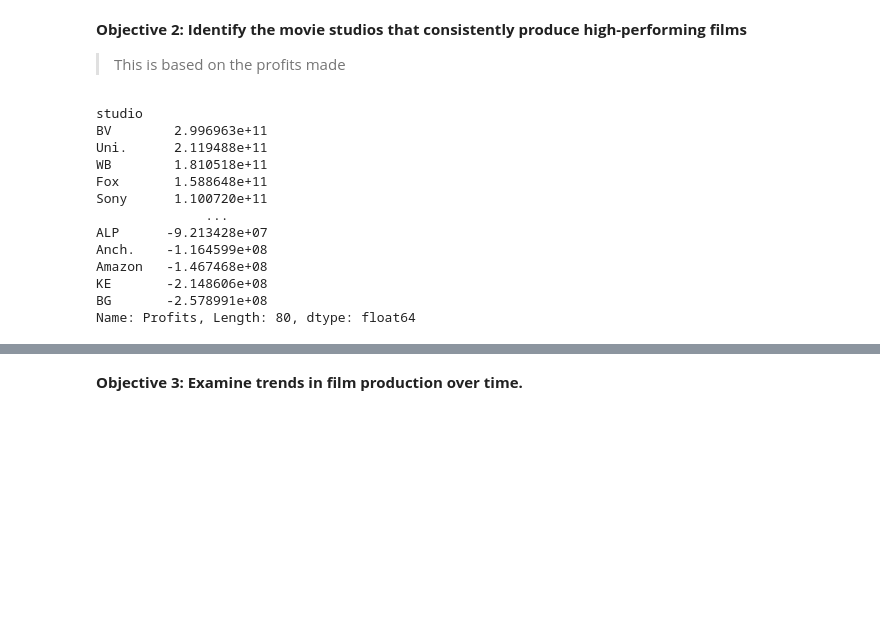
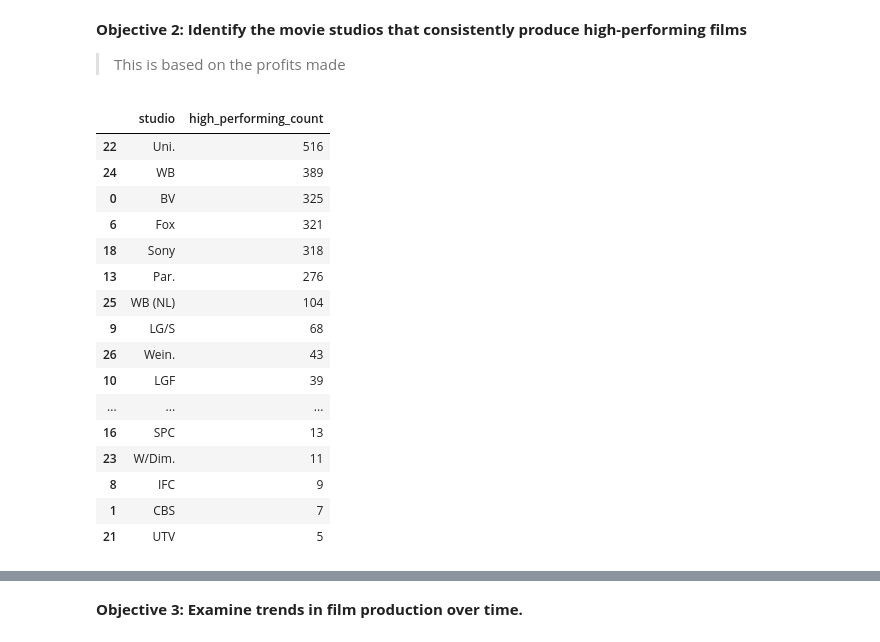
Before and after one commit to mikabenson/PHASE2_PROJECT-inferential-statistics-, a Jupyter notebook: notebooks/Franciscar.ipynb, the cells around one changed output, grey strips where cells are left out. Cells and saved outputs as stored; diff of their text form; code cells hidden in the pictures; blank space fills up the shorter version.

```diff
--- a/notebooks/Franciscar.ipynb
+++ b/notebooks/Franciscar.ipynb
@@ -696,19 +698,32 @@ Text(0.5, 1.0, 'Top Genres by Profits')
 # %%
 # Calculate total profits for each studio
 studio_profits=all_movies.groupby('studio')['Profits'].sum().sort_values(ascending=False)
 studio_profits
+high_performance_threshold = 100_000_000  # e.g., films with over $100 million gross
+high_performing_films = all_movies[
+    (all_movies['domestic_gross_y'] >= high_performance_threshold) |
+    (all_movies['worldwide_gross'] >= high_performance_threshold)]
+
+studio_performance = high_performing_films.groupby('studio').size().reset_index(name='high_performing_count')
+
+consistent_studios = studio_performance[studio_performance['high_performing_count'] >= 5].sort_values(by='high_performing_count', ascending=False)
+consistent_studios
 # %% [output]
-studio
-BV        2.996963e+11
-Uni.      2.119488e+11
-WB        1.810518e+11
-Fox       1.588648e+11
-Sony      1.100720e+11
-              ...
-ALP      -9.213428e+07
-Anch.    -1.164599e+08
-Amazon   -1.467468e+08
-KE       -2.148606e+08
-BG       -2.578991e+08
-Name: Profits, Length: 80, dtype: float64
+|  | studio | high_performing_count |
+| 22 | Uni. | 516 |
+| 24 | WB | 389 |
+| 0 | BV | 325 |
+| 6 | Fox | 321 |
+| 18 | Sony | 318 |
+| 13 | Par. | 276 |
+| 25 | WB (NL) | 104 |
+| 9 | LG/S | 68 |
+| 26 | Wein. | 43 |
+| 10 | LGF | 39 |
+| ... | ... | ... |
+| 16 | SPC | 13 |
+| 23 | W/Dim. | 11 |
+| 8 | IFC | 9 |
+| 1 | CBS | 7 |
+| 21 | UTV | 5 |
 # %%
```
Also changed, not shown: parts of 18 cells of this notebook, 2 other files.
